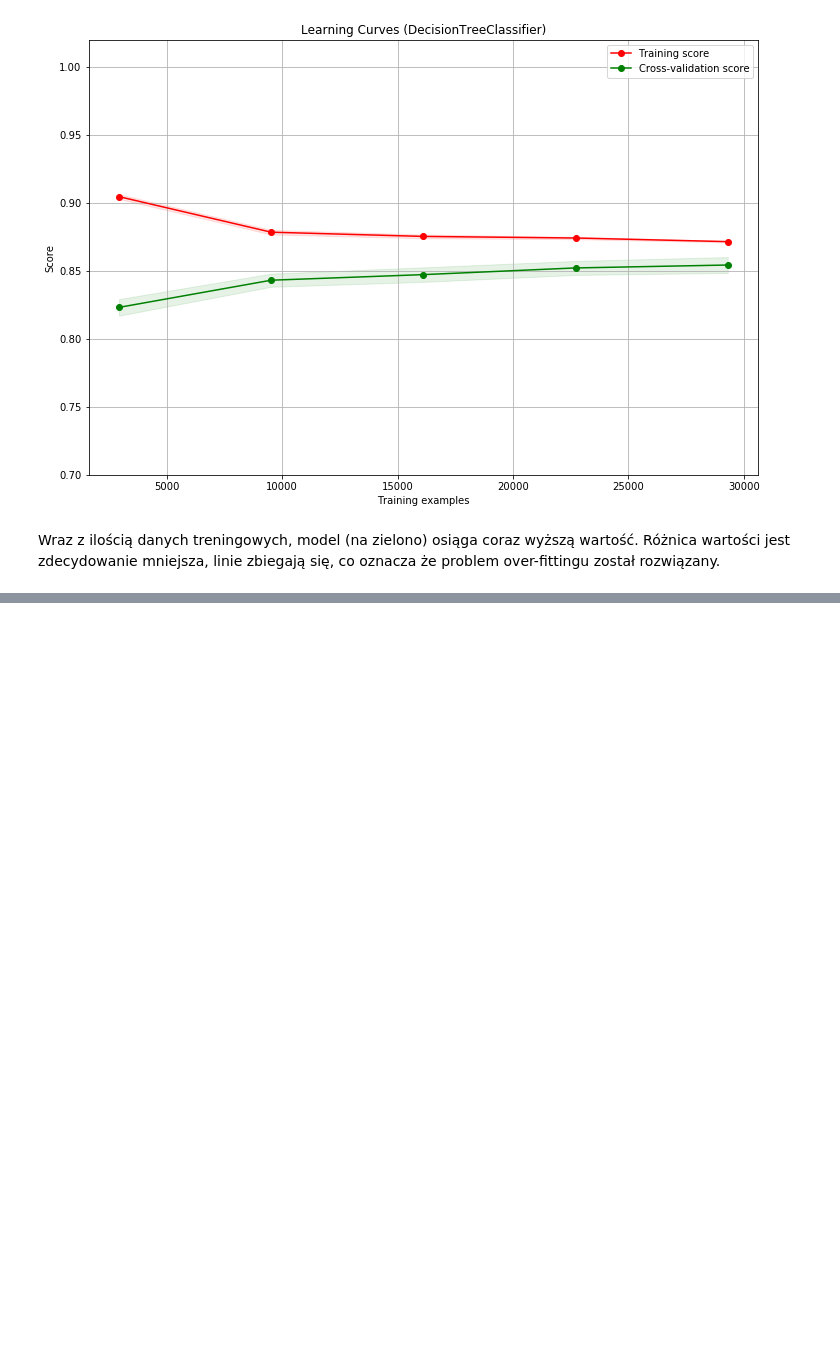
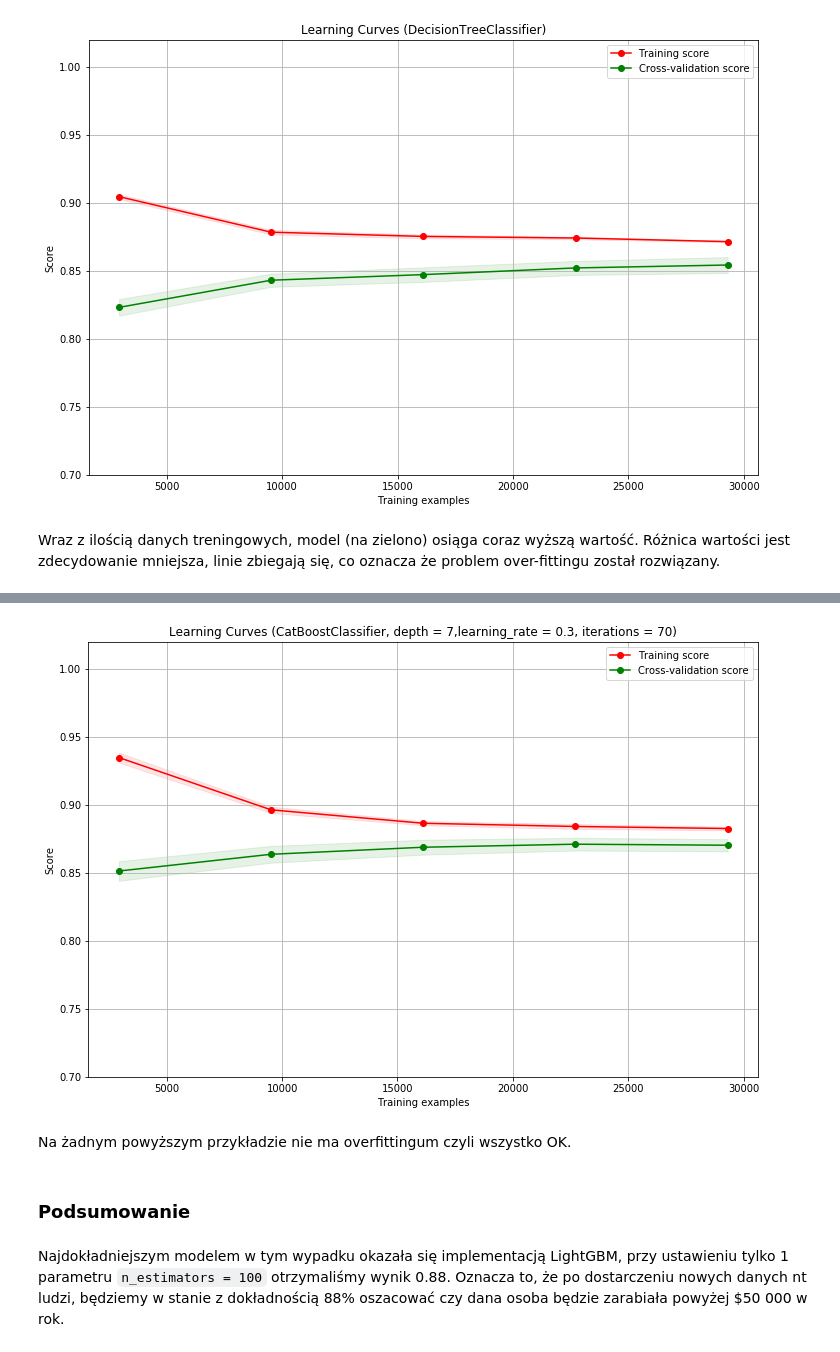
Before and after one commit to mrsanto/adult-income, a Jupyter notebook: AdultRepo1.1.ipynb, the cells around one changed output, grey strips where cells are left out. Drawn from its saved outputs; the diff is of its cells as text; code cells hidden in the pictures; blank space fills up the shorter version.

```diff
--- a/AdultRepo1.1.ipynb
+++ b/AdultRepo1.1.ipynb
@@ -347,0 +397,11 @@ Wraz z ilością danych treningowych, model (na zielono) osiąga coraz wyższą
+# %%
+plt = plot_learning_curve(ctb.CatBoostClassifier(depth=7,learning_rate=0.3,iterations=70), "Learning Curves (CatBoostClassifier, depth = 7,learning_rate = 0.3, iterations = 70)", X, y, ylim=(0.7, 1.02), cv=10, n_jobs=4)
+plt.show()
+# %% [output]
+[figure, added]
+# %% [markdown]
+Na żadnym powyższym przykładzie nie ma overfittingum czyli wszystko OK.
+# %% [markdown]
+### Podsumowanie
+# %% [markdown]
+Najdokładniejszym modelem w tym wypadku okazała się implementacją LightGBM, przy ustawieniu tylko 1 parametru `n_estimators = 100` otrzymaliśmy wynik 0.88. Oznacza to, że po dostarczeniu nowych danych nt ludzi, będziemy w stanie z dokładnością 88% oszacować czy dana osoba będzie zarabiała powyżej $50 000 w rok.
```
Also changed, not shown: parts of 28 cells of this notebook.
